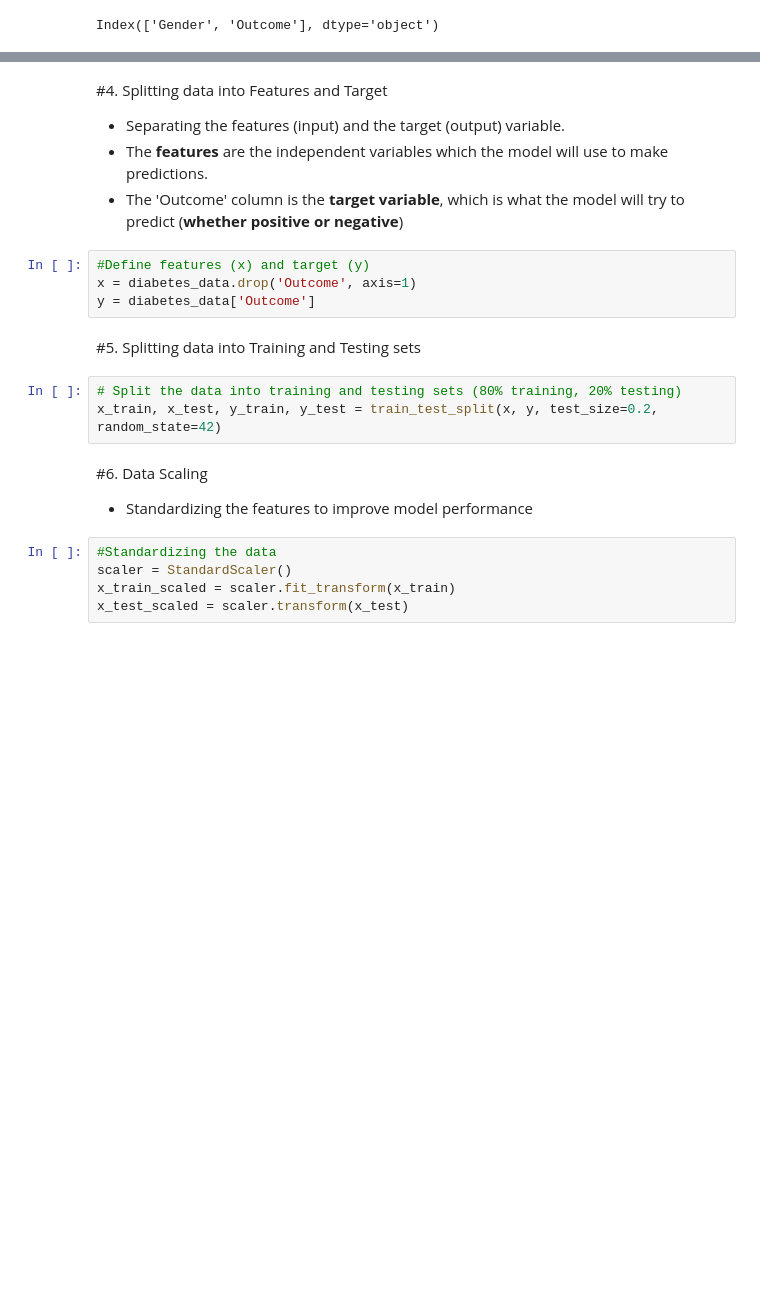
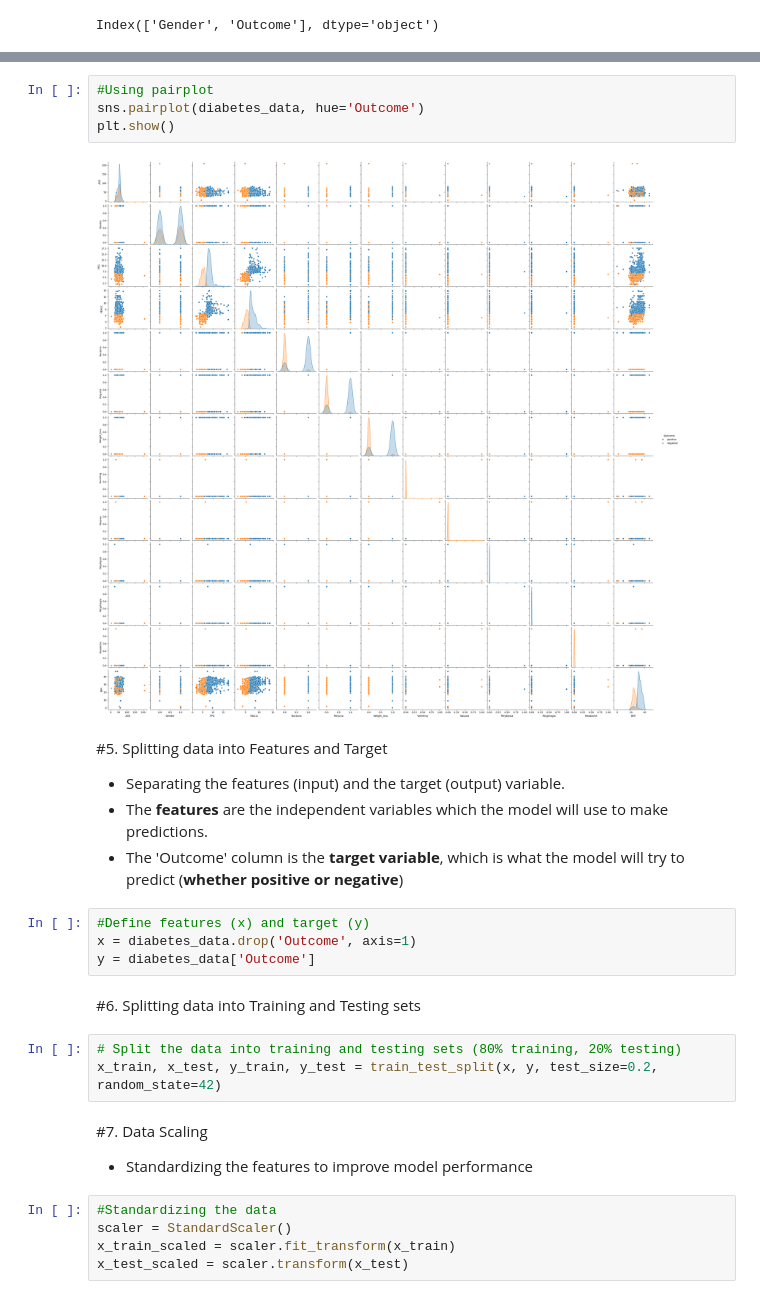
Before and after one commit to paulMuema/SDG-machine-learning-project, a Jupyter notebook: Machine_Learning_SDG_Model.ipynb, the cells around one changed output, grey strips where cells are left out. Saved outputs shown, nothing was run; the diff lists cells and outputs as text; blank space fills up the shorter version.

```diff
--- a/Machine_Learning_SDG_Model.ipynb
+++ b/Machine_Learning_SDG_Model.ipynb
@@ -95,5 +111,11 @@ Index(['Gender', 'Outcome'], dtype='object')
+# %%
+#Using pairplot
+sns.pairplot(diabetes_data, hue='Outcome')
+plt.show()
+# %% [output]
+[figure, added]
 # %% [markdown]
-#4. Splitting data into Features and Target
+#5. Splitting data into Features and Target
 - Separating the features (input) and the target (output) variable.
 - The **features** are the independent variables which the model will use to make predictions.
 - The 'Outcome' column is the **target variable**, which is what the model will try to predict (**whether positive or negative**)
@@ -102,12 +124,12 @@ Index(['Gender', 'Outcome'], dtype='object')
 x = diabetes_data.drop('Outcome', axis=1)
 y = diabetes_data['Outcome']
 # %% [markdown]
-#5. Splitting data into Training and Testing sets
+#6. Splitting data into Training and Testing sets
 # %%
 # Split the data into training and testing sets (80% training, 20% testing)
 x_train, x_test, y_train, y_test = train_test_split(x, y, test_size=0.2, random_state=42)
 # %% [markdown]
-#6. Data Scaling
+#7. Data Scaling
 - Standardizing the features to improve model performance
 # %%
 #Standardizing the data
```
Also changed, not shown: parts of 8 cells of this notebook.
